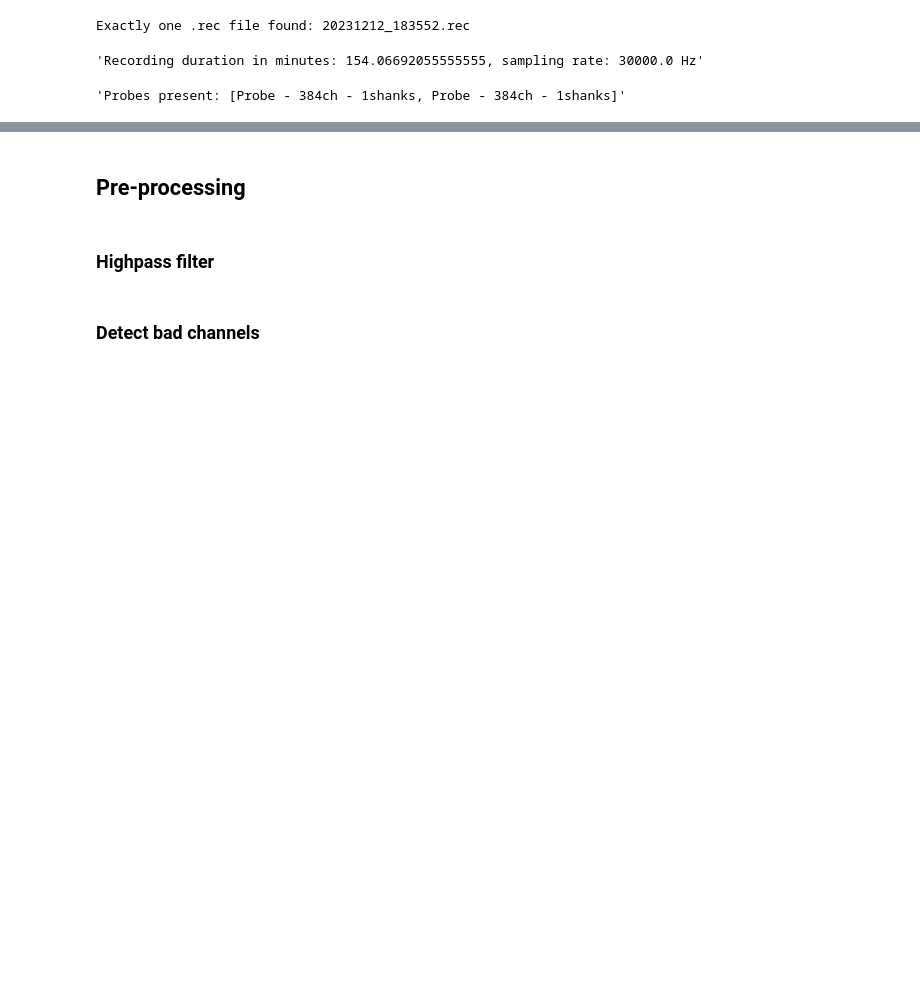
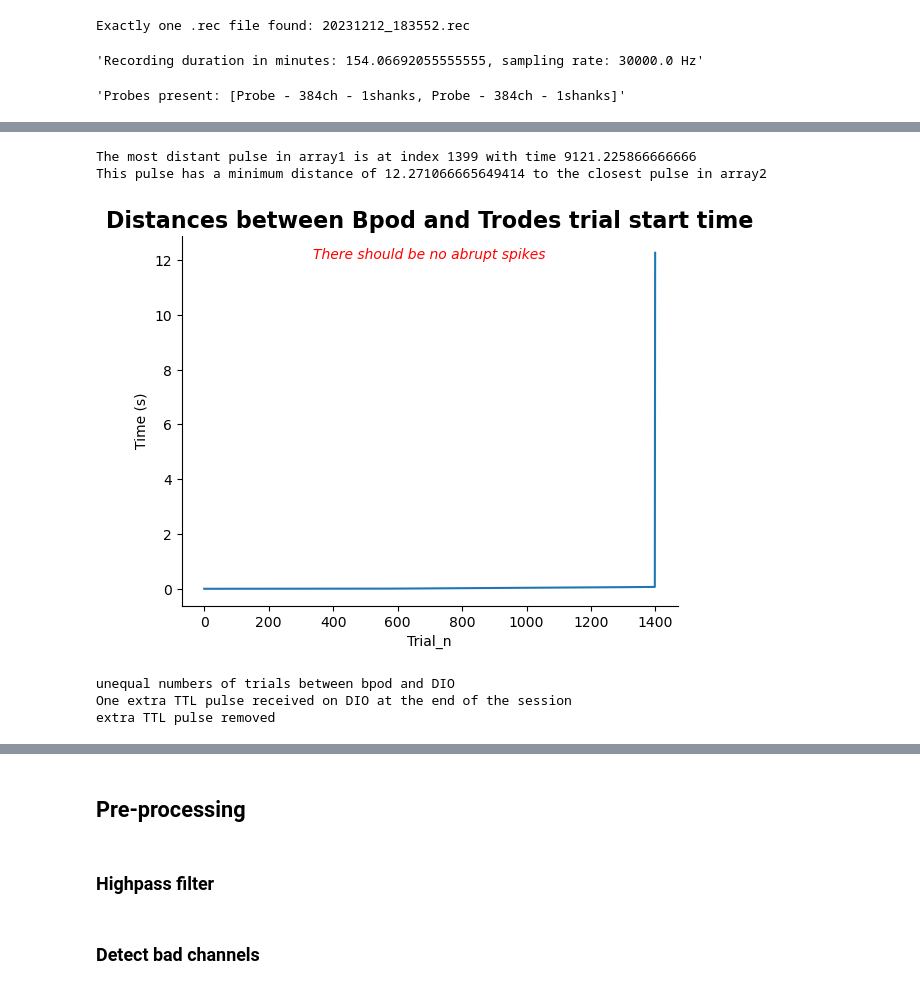
Before and after one commit to RobertoDF/spikesorting, a Jupyter notebook: spikesorting_single_session.ipynb, the cells around one changed output, grey strips where cells are left out. Drawn from its saved outputs; the diff is of its cells as text; code cells hidden in the pictures; blank space fills up the shorter version.

```diff
--- a/spikesorting_single_session.ipynb
+++ b/spikesorting_single_session.ipynb
@@ -51,0 +85,13 @@ f"Probes present: {raw_rec.get_probes()}"
+# %%
+min_distances = find_min_distance_TTL(DIO_timestamps_start_trial,  trials["bpod_start_time"])
+# %% [output]
+The most distant pulse in array1 is at index 1399 with time 9121.225866666666
+This pulse has a minimum distance of 12.271066665649414 to the closest pulse in array2
+[figure, new version]
+# %%
+# only adapted to case where there is a extra TTL in the DIO at the end of last stimulus block!
+DIO_timestamps_start_trial,  DIO_samples_start_trial = Trim_TTLs(trials, DIO_timestamps_start_trial, DIO_samples_start_trial,min_distances)
+# %% [output]
+unequal numbers of trials between bpod and DIO
+One extra TTL pulse received on DIO at the end of the session
+extra TTL pulse removed
```
Also changed, not shown: parts of 43 cells of this notebook.
